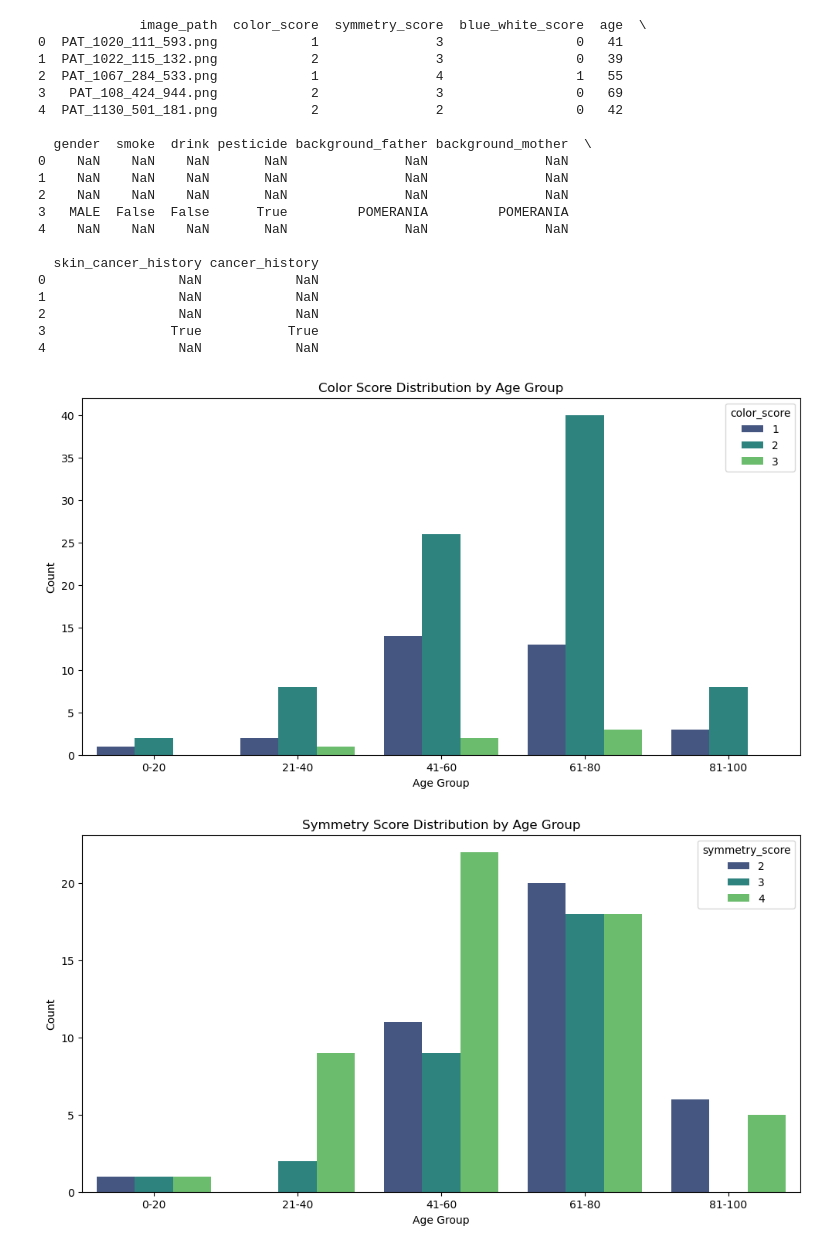
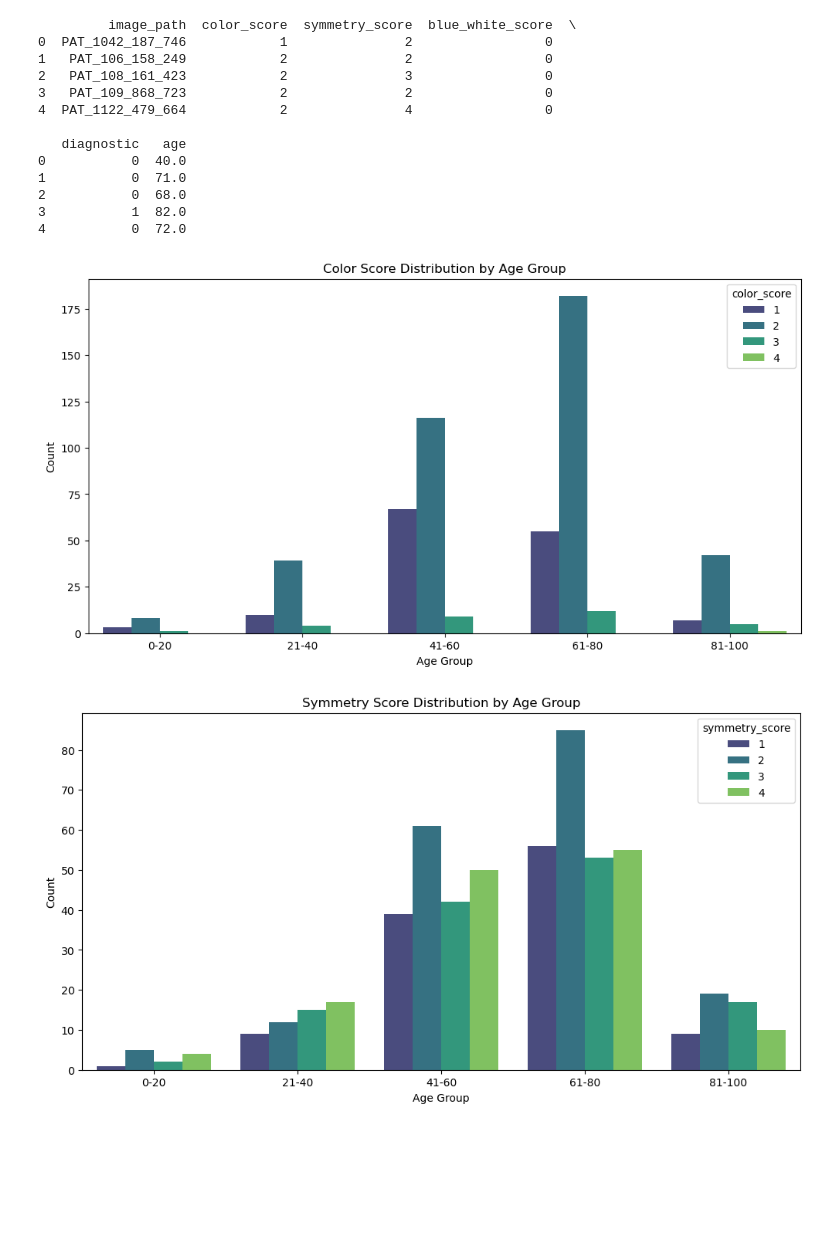
Before and after one commit to aniela2906/GroupIT-working-on-project, a Jupyter notebook: open_question/age_differences_between_patients.ipynb, the cells around one changed output. Drawn from its saved outputs; the diff is of its cells as text; code cells hidden in the pictures; blank space fills up the shorter version.

Commit message:
more data

```diff
--- a/open_question/age_differences_between_patients.ipynb
+++ b/open_question/age_differences_between_patients.ipynb
@@ -4,58 +4,58 @@ import seaborn as sns
 import matplotlib.pyplot as plt
 from scipy.stats import ttest_ind
 
-results_df = pd.read_csv('results_for_differences.csv')
+results_df = pd.read_csv('for_classifier_openq.csv')
 metadata_df = pd.read_csv('metadata.csv')
 
-merged_df = pd.merge(results_df, metadata_df[['img_id', 'age', 'gender', 'smoke', 'drink', 'pesticide', 'background_father', 'background_mother', 'skin_cancer_history', 'cancer_history']], how='left', left_on='image_path', right_on='img_id')
+# Remove ".png" suffix from the 'img_id' column in metadata_df
+metadata_df['img_id'] = metadata_df['img_id'].str.replace('.png', '')
+
+# Ensure the columns to merge on are of the same data type
+results_df['image_path'] = results_df['image_path'].astype(str)
+metadata_df['img_id'] = metadata_df['img_id'].astype(str)
+
+merged_df = pd.merge(results_df, metadata_df[['img_id', 'age']], how='left', left_on='image_path', right_on='img_id')
 merged_df.drop(columns=['img_id'], inplace=True)
 
 # Save the merged DataFrame to a new CSV file
 merged_df.to_csv('merged_results.csv', index=False)
 
 print(merged_df.head())
 
 # Create age groups
 merged_df['age_group'] = pd.cut(merged_df['age'], bins=[0, 20, 40, 60, 80, 100], labels=['0-20', '21-40', '41-60', '61-80', '81-100'])
 
 
 def create_countplot(data, feature, title, filename):
     plt.figure(figsize=(12, 6))
     sns.countplot(x='age_group', hue=feature, data=data, palette='viridis')
     plt.title(title)
     plt.xlabel('Age Group')
     plt.ylabel('Count')
     plt.legend(title=feature)
     plt.savefig(f'{filename}')
     plt.show()
 
 # Create count plots for color_score, symmetry_score, and blue_white_score
 create_countplot(merged_df, 'color_score', 'Color Score Distribution by Age Group', 'color_score_distribution_by_age_group.png')
 create_countplot(merged_df, 'symmetry_score', 'Symmetry Score Distribution by Age Group', 'symmetry_score_distribution_by_age_group.png')
 create_countplot(merged_df, 'blue_white_score', 'Blue-White Veil Score Distribution by Age Group', 'blue_white_score_distribution_by_age_group.png')
 
 # Print the merged DataFrame to verify the addition of new columns
 print(merged_df.head())
 # %% [output]
-             image_path  color_score  symmetry_score  blue_white_score  age  \
-0  PAT_1020_111_593.png            1               3                 0   41
-1  PAT_1022_115_132.png            2               3                 0   39
-2  PAT_1067_284_533.png            1               4                 1   55
-3   PAT_108_424_944.png            2               3                 0   69
-4  PAT_1130_501_181.png            2               2                 0   42
+         image_path  color_score  symmetry_score  blue_white_score  \
+0  PAT_1042_187_746            1               2                 0
+1   PAT_106_158_249            2               2                 0
+2   PAT_108_161_423            2               3                 0
+3   PAT_109_868_723            2               2                 0
+4  PAT_1122_479_664            2               4                 0
 
-  gender  smoke  drink pesticide background_father background_mother  \
-0    NaN    NaN    NaN       NaN               NaN               NaN
-1    NaN    NaN    NaN       NaN               NaN               NaN
-2    NaN    NaN    NaN       NaN               NaN               NaN
-3   MALE  False  False      True         POMERANIA         POMERANIA
-4    NaN    NaN    NaN       NaN               NaN               NaN
-
-  skin_cancer_history cancer_history
-0                 NaN            NaN
-1                 NaN            NaN
-2                 NaN            NaN
-3                True           True
-4                 NaN            NaN
+   diagnostic   age
+0           0  40.0
+1           0  71.0
+2           0  68.0
+3           1  82.0
+4           0  72.0
-[figure, old version]
+[figure, new version]
-[figure, old version]
+[figure, new version]
```
Also changed, not shown: parts of 2 cells of this notebook, 12 other files.
